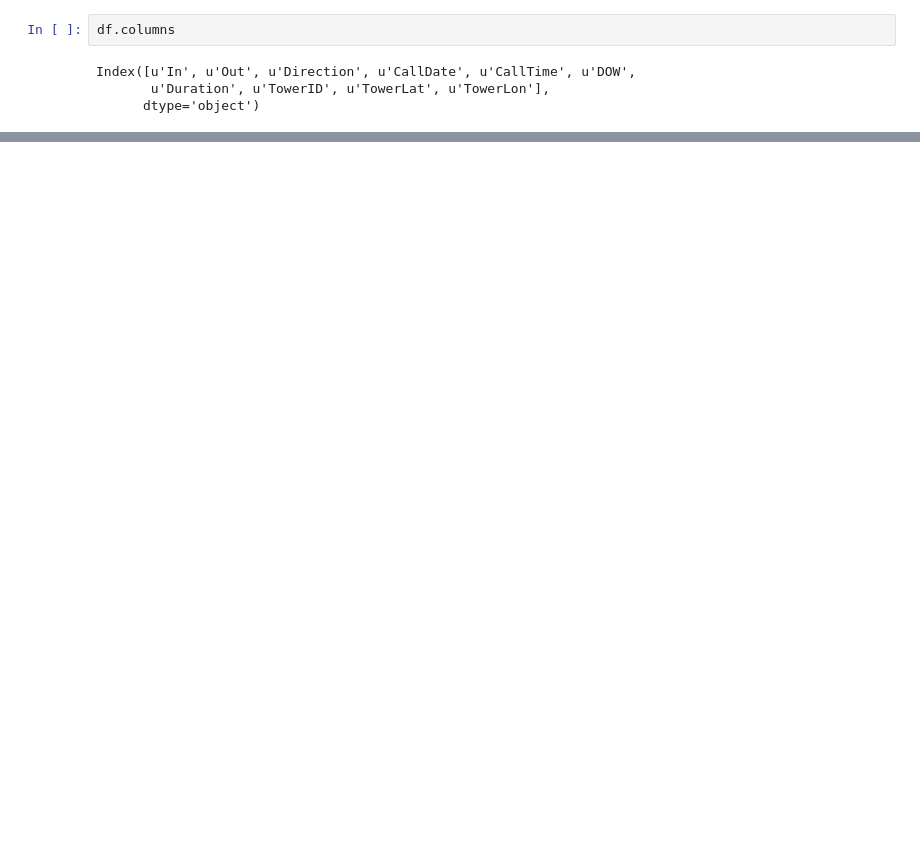
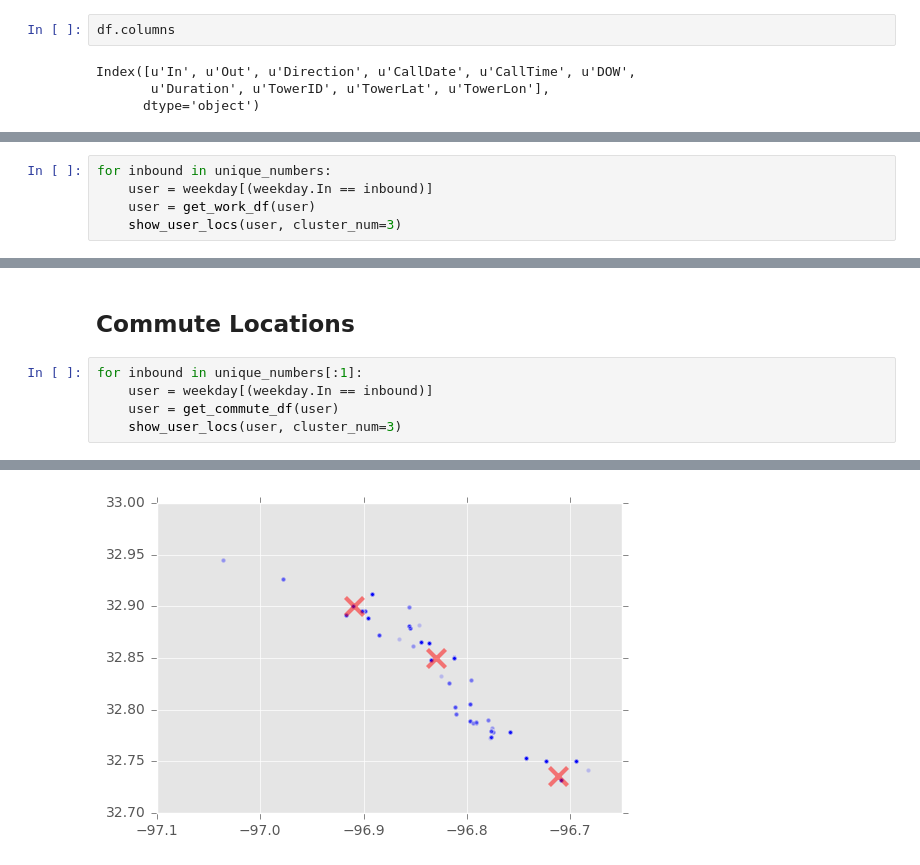
Before and after one commit to B-Rich/DAT210x, a Jupyter notebook: Module5/nsa_metadata.ipynb, the cells around one changed output, grey strips where cells are left out. Drawn from its saved outputs; the diff is of its cells as text; blank space fills up the shorter version.

```diff
--- a/Module5/nsa_metadata.ipynb
+++ b/Module5/nsa_metadata.ipynb
@@ -60,0 +93,5 @@ inbound = inbound.tolist()
+# %%
+for inbound in unique_numbers:
+    user = weekday[(weekday.In == inbound)]
+    user = get_work_df(user)
+    show_user_locs(user, cluster_num=3)
@@ -60,0 +137,8 @@ inbound = inbound.tolist()
+# %% [markdown]
+## Commute Locations
+# %%
+for inbound in unique_numbers[:1]:
+    user = weekday[(weekday.In == inbound)]
+    user = get_commute_df(user)
+    show_user_locs(user, cluster_num=3)
+# %% [output]
@@ -60,0 +162 @@ inbound = inbound.tolist()
+[figure, added]
```
Also changed, not shown: parts of 17 cells of this notebook, 4 other files.
